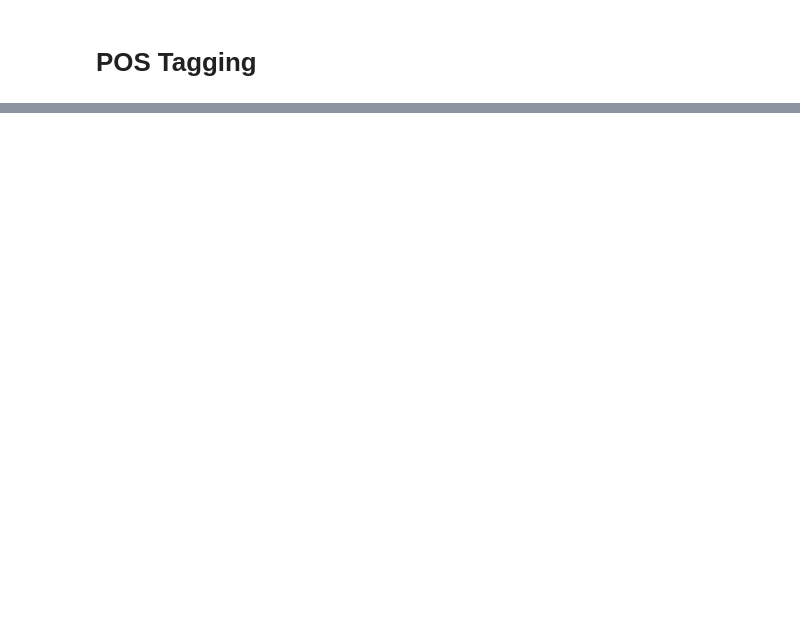
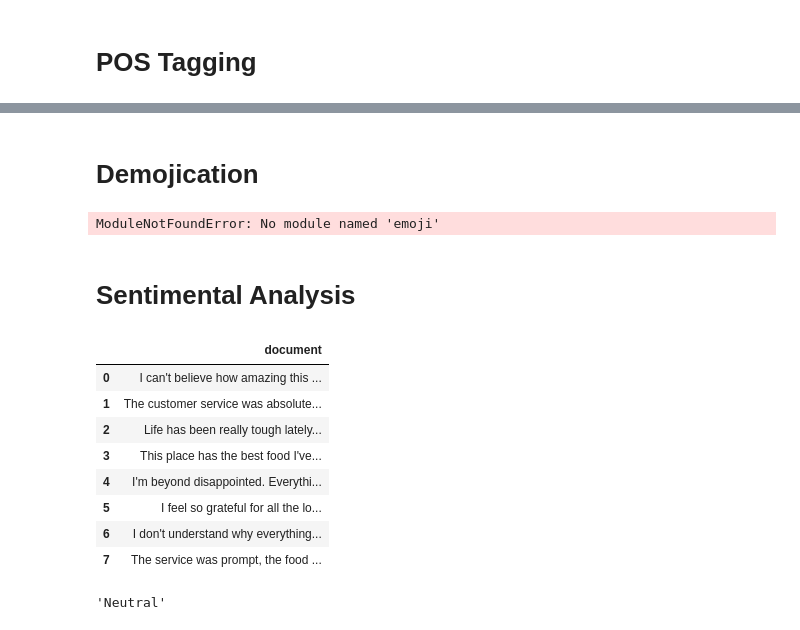
Before and after one commit to Asifdotexe/Natural-LangWiz, a Jupyter notebook: code/nlp_practice-10-10-2024.ipynb, the cells around one changed output, grey strips where cells are left out. Drawn from its saved outputs; the diff is of its cells as text; code cells hidden in the pictures; blank space fills up the shorter version.

```diff
--- a/code/nlp_practice-10-10-2024.ipynb
+++ b/code/nlp_practice-10-10-2024.ipynb
@@ -205,0 +216,35 @@ print(len(stemmed_tokens))
+# %% [markdown]
+# Demojication
+# %%
+import emoji
+emoji_mapped = emoji.demojize(corpus)
+print(emoji_mapped)
+# %% [output]
+ModuleNotFoundError: No module named 'emoji'
+# %% [markdown]
+# Sentimental Analysis
+# %%
+documents = [
+    "I can't believe how amazing this product is! It's completely changed my life for the better.",
+    "The customer service was absolutely terrible, and I regret ever purchasing from this company.",
+    "Life has been really tough lately, but I'm starting to see a bit of light at the end of the tunnel.",
+    "This place has the best food I've ever tasted, and the ambiance was perfect for a romantic evening.",
+    "I'm beyond disappointed. Everything went wrong, and nothing turned out the way it should have.",
+    "I feel so grateful for all the love and support I've received. It's a blessing to have people who care.",
+    "I don't understand why everything always seems to fall apart for me. I'm lost and don't know where to turn.",
+    "The service was prompt, the food was cold, but hey, at least the drinks were cheap."
+]
+# %%
+df = pd.DataFrame(documents, columns=['document'])
+# %%
+df
+# %% [output]
+|  | document |
+| 0 | I can't believe how amazing this ... |
+| 1 | The customer service was absolute... |
+| 2 | Life has been really tough lately... |
+| 3 | This place has the best food I've... |
+| 4 | I'm beyond disappointed. Everythi... |
+| 5 | I feel so grateful for all the lo... |
+| 6 | I don't understand why everything... |
+| 7 | The service was prompt, the food ... |
@@ -205,0 +267,4 @@ print(len(stemmed_tokens))
+# %%
+sentiment_analyser("ok")
+# %% [output]
+'Neutral'
```
Also changed, not shown: parts of 54 cells of this notebook, 3 other files.
